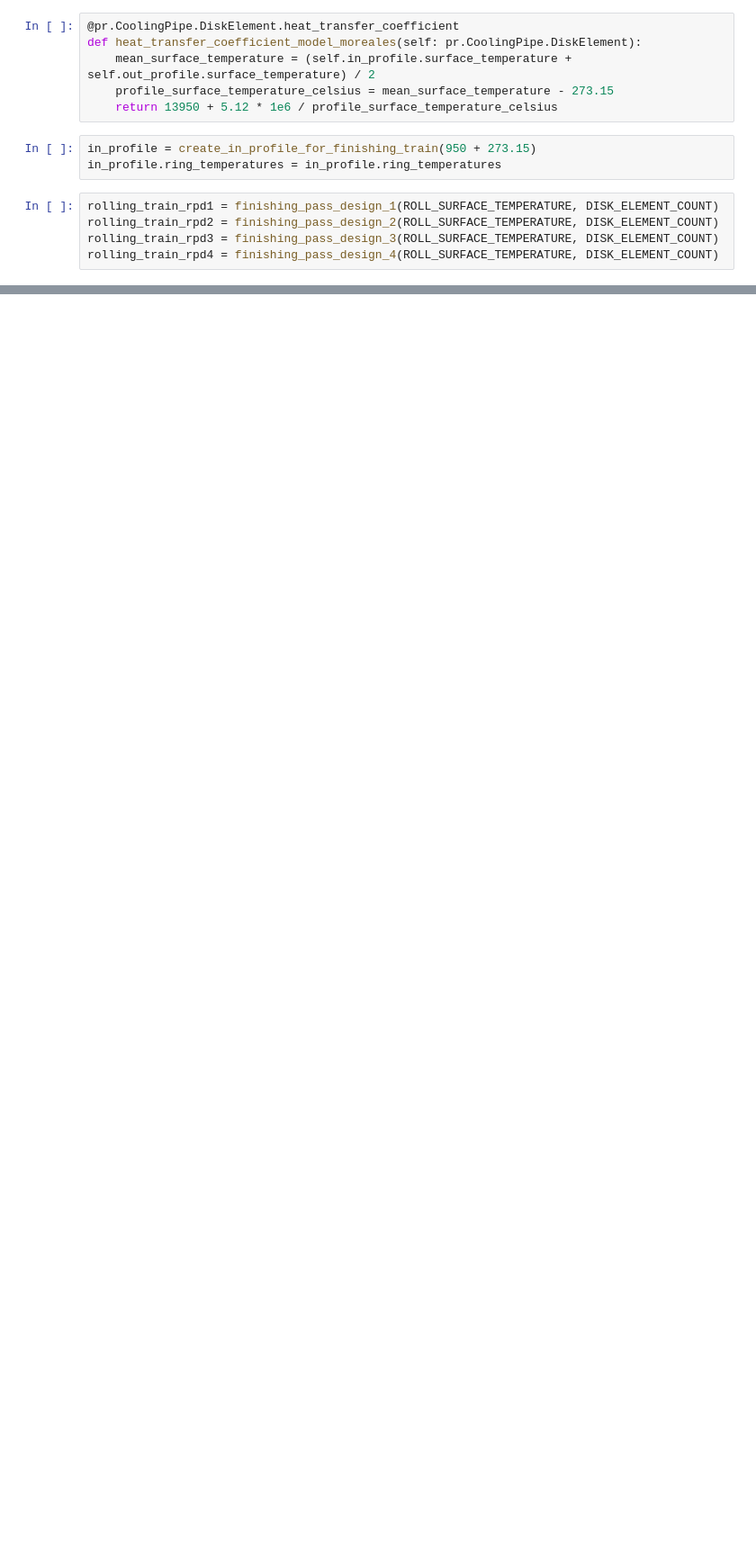
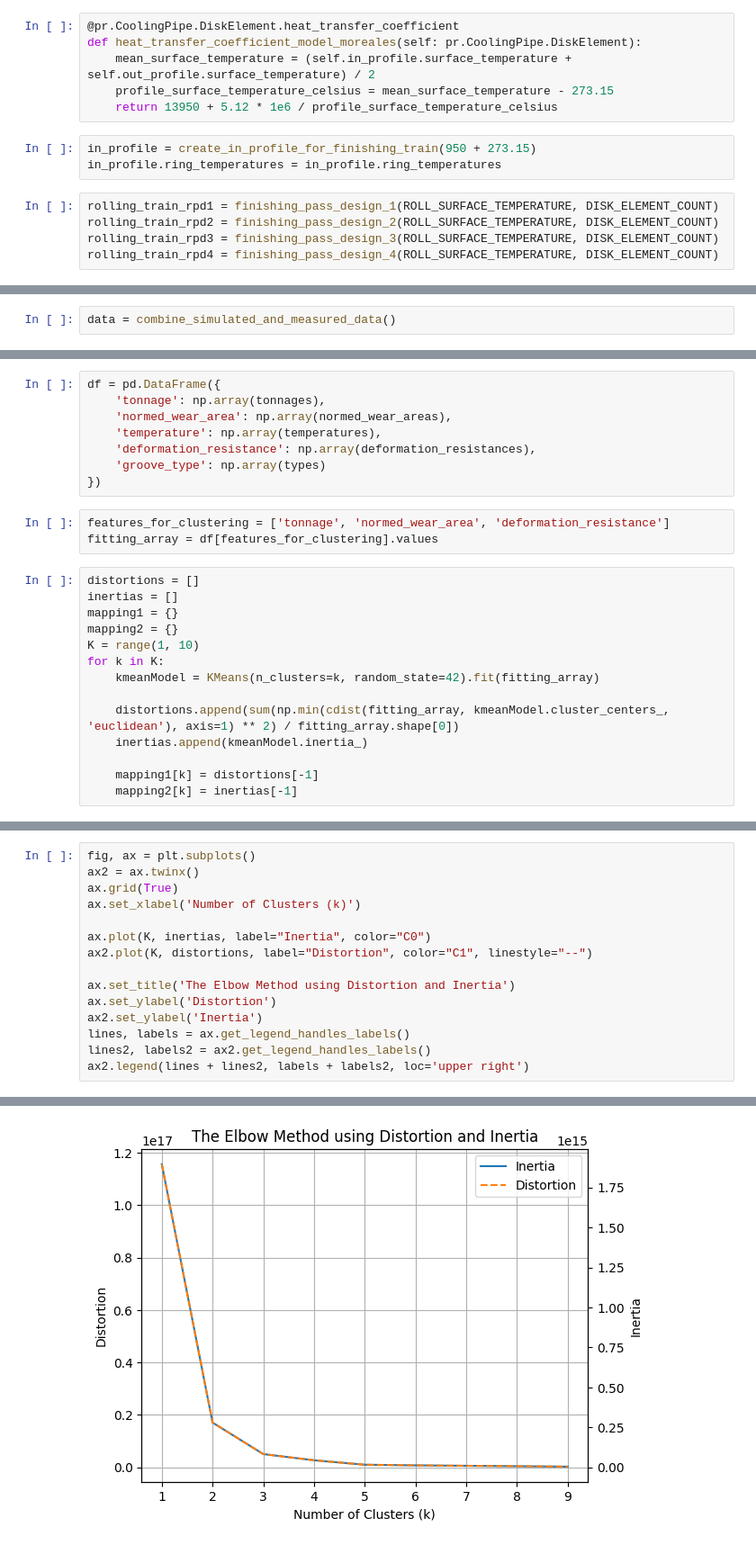
Before and after one commit to ChRen95/phd-thesis-fitting-wear-coefficient, a Jupyter notebook: data_clustering_pre_clustering.ipynb, the cells around one changed output, grey strips where cells are left out. Shown at 90% size. Drawn from its saved outputs; the diff is of its cells as text; blank space fills up the shorter version.

Commit message:
added combined clustering

```diff
--- a/data_clustering_pre_clustering.ipynb
+++ b/data_clustering_pre_clustering.ipynb
@@ -87,0 +106,2 @@ def calculate_wear_areas():
+# %%
+data = combine_simulated_and_measured_data()
@@ -87,0 +120,25 @@ def calculate_wear_areas():
+# %%
+df = pd.DataFrame({
+    'tonnage': np.array(tonnages),
+    'normed_wear_area': np.array(normed_wear_areas),
+    'temperature': np.array(temperatures),
+    'deformation_resistance': np.array(deformation_resistances),
+    'groove_type': np.array(types)
+})
+# %%
+features_for_clustering = ['tonnage', 'normed_wear_area', 'deformation_resistance']
+fitting_array = df[features_for_clustering].values
+# %%
+distortions = []
+inertias = []
+mapping1 = {}
+mapping2 = {}
+K = range(1, 10)
+for k in K:
+    kmeanModel = KMeans(n_clusters=k, random_state=42).fit(fitting_array)
+
+    distortions.append(sum(np.min(cdist(fitting_array, kmeanModel.cluster_centers_, 'euclidean'), axis=1) ** 2) / fitting_array.shape[0])
+    inertias.append(kmeanModel.inertia_)
+
+    mapping1[k] = distortions[-1]
+    mapping2[k] = inertias[-1]
@@ -87,0 +147,16 @@ def calculate_wear_areas():
+# %%
+fig, ax = plt.subplots()
+ax2 = ax.twinx()
+ax.grid(True)
+ax.set_xlabel('Number of Clusters (k)')
+
+ax.plot(K, inertias, label="Inertia", color="C0")
+ax2.plot(K, distortions, label="Distortion", color="C1", linestyle="--")
+
+ax.set_title('The Elbow Method using Distortion and Inertia')
+ax.set_ylabel('Distortion')
+ax2.set_ylabel('Inertia')
+lines, labels = ax.get_legend_handles_labels()
+lines2, labels2 = ax2.get_legend_handles_labels()
+ax2.legend(lines + lines2, labels + labels2, loc='upper right')
+# %% [output]
@@ -87,0 +164 @@ def calculate_wear_areas():
+[figure, added]
```
Also changed, not shown: parts of 10 cells of this notebook, 2 other files.
